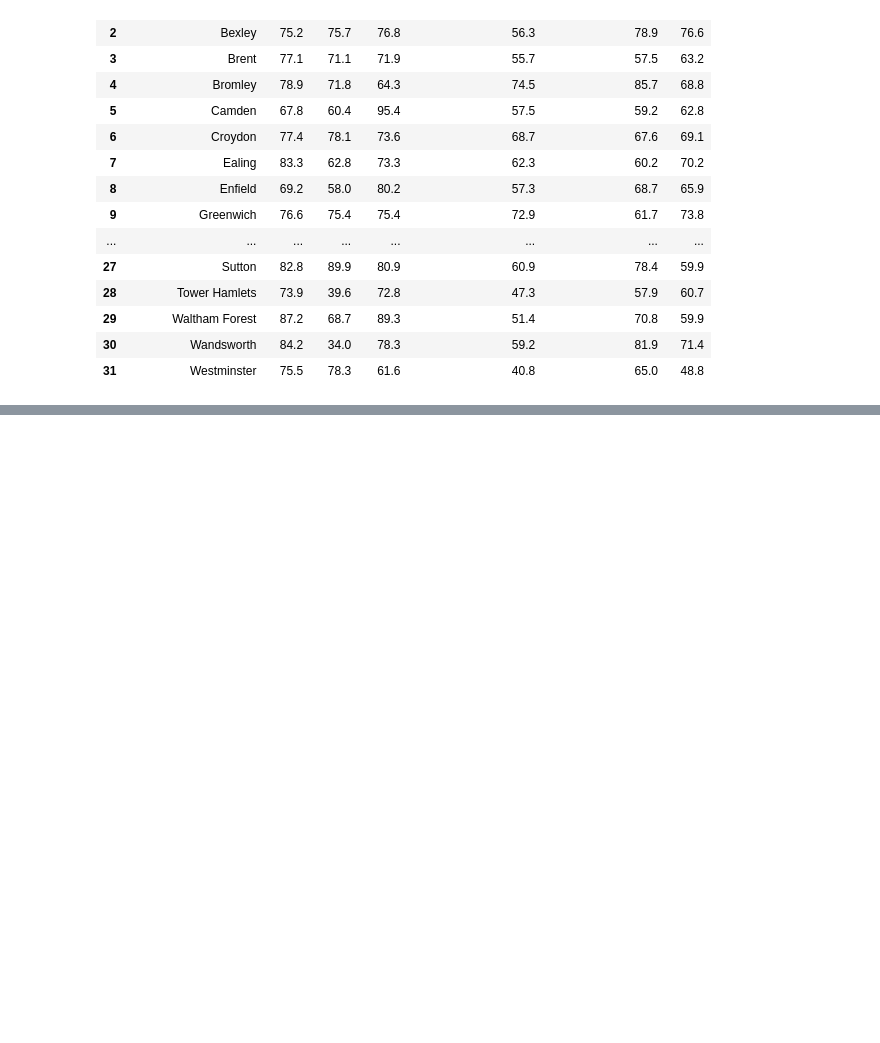
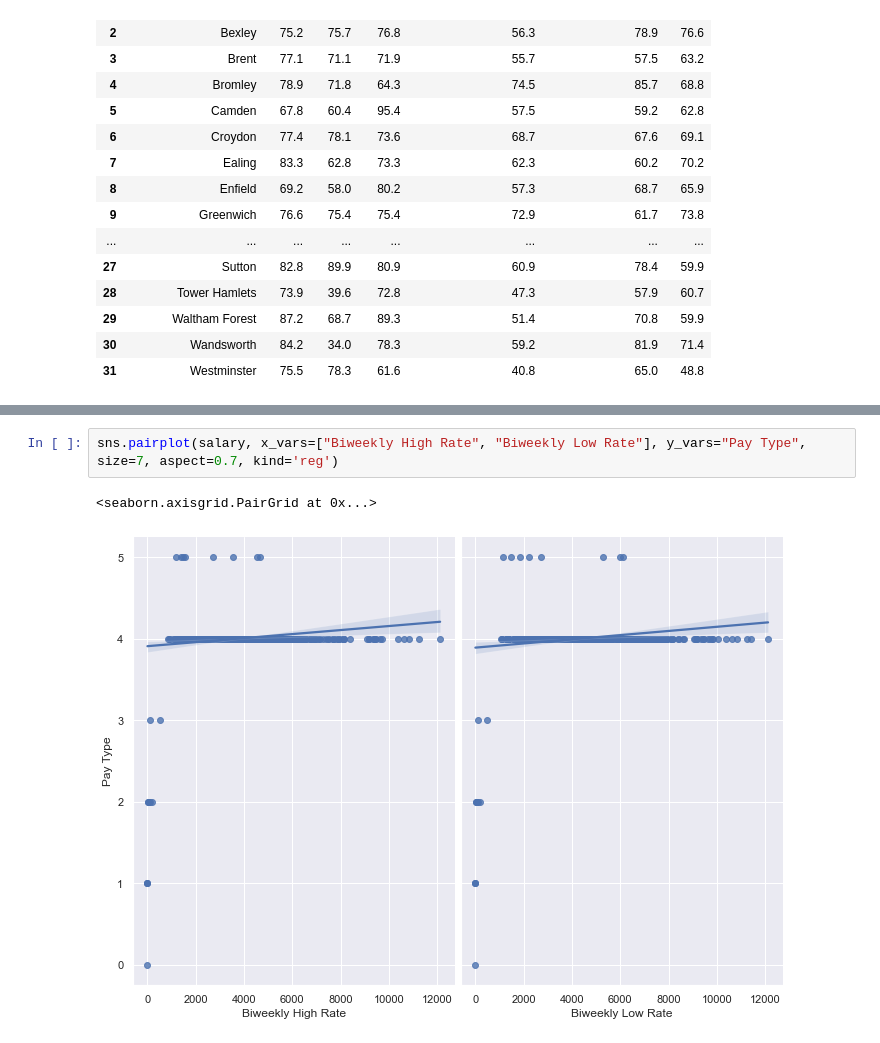
Before and after one commit to EarthmanAman/shared, a Jupyter notebook: 3 graphs.ipynb, the cells around one changed output, grey strips where cells are left out. Cells and saved outputs as stored; diff of their text form; blank space fills up the shorter version.

```diff
--- a/3 graphs.ipynb
+++ b/3 graphs.ipynb
@@ -98,0 +172,5 @@ gss.head()
+# %%
+sns.pairplot(salary, x_vars=["Biweekly High Rate", "Biweekly Low Rate"], y_vars="Pay Type", size=7, aspect=0.7, kind='reg')
+# %% [output]
+<seaborn.axisgrid.PairGrid at 0x...>
+[figure, added]
```
Also changed, not shown: parts of 12 cells of this notebook, 12 other files.
